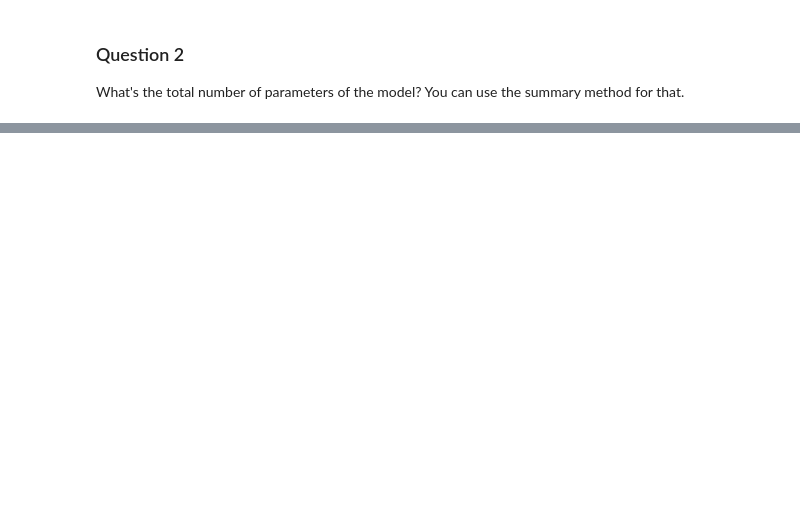
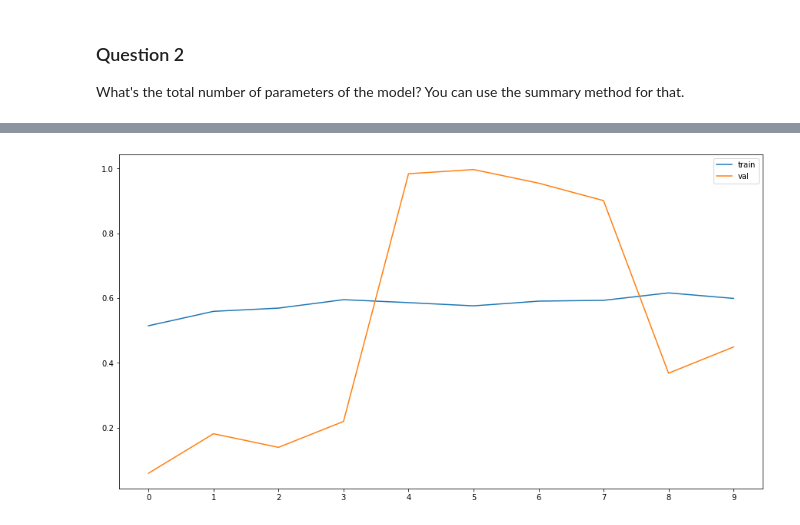
Before and after one commit to LeoRuslan/my_mlbookcamp, a Jupyter notebook: homework_8/homework_8.ipynb, the cells around one changed output, grey strips where cells are left out. Drawn from its saved outputs; the diff is of its cells as text; code cells hidden in the pictures; blank space fills up the shorter version.

```diff
--- a/homework_8/homework_8.ipynb
+++ b/homework_8/homework_8.ipynb
@@ -60,0 +134,7 @@ What's the total number of parameters of the model? You can use the summary meth
+# %%
+train_generator = ImageDataGenerator(rescale=1./255)
+
+train_ds = train_generator.flow_from_directory('train',
+                                               target_size=(150, 150),
+                                               batch_size=20,
+                                               class_mode='binary')
@@ -60,0 +147,8 @@ What's the total number of parameters of the model? You can use the summary meth
+# %%
+val_generator = ImageDataGenerator(rescale=1./255)
+
+val_ds = val_generator.flow_from_directory('validation',
+                                           target_size=(150, 150),
+                                           batch_size=20,
+                                           class_mode='binary',
+                                           shuffle=False)
@@ -60,0 +161,11 @@ What's the total number of parameters of the model? You can use the summary meth
+# %%
+optimizer = keras.optimizers.SGD(learning_rate=0.002, momentum=0.8)
+
+loss = keras.losses.BinaryCrossentropy()
+model.compile(optimizer=optimizer, loss=loss, metrics=['accuracy'])
+# %%
+history = model.fit(train_ds,
+                    steps_per_epoch=100,
+                    epochs=10,
+                    validation_data=val_ds,
+                    validation_steps=50)
@@ -60,0 +193,8 @@ What's the total number of parameters of the model? You can use the summary meth
+# %%
+plt.plot(history.history['accuracy'], label='train')
+plt.plot(history.history['val_accuracy'], label='val')
+plt.xticks(range(10))
+plt.legend()
+plt.show();
+# %% [output]
+[figure, added]
```
Also changed, not shown: parts of 25 cells of this notebook, 1 other file.
